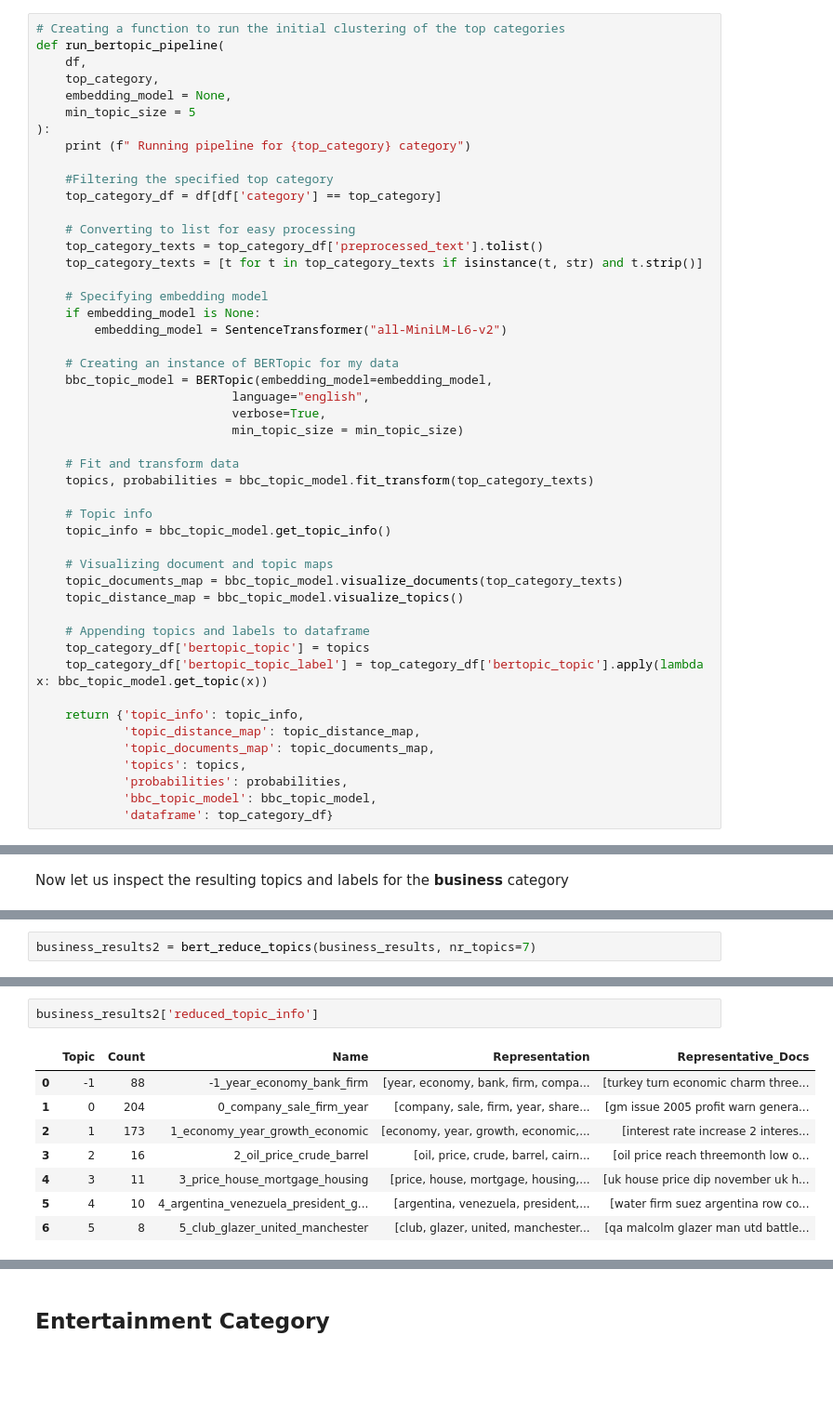
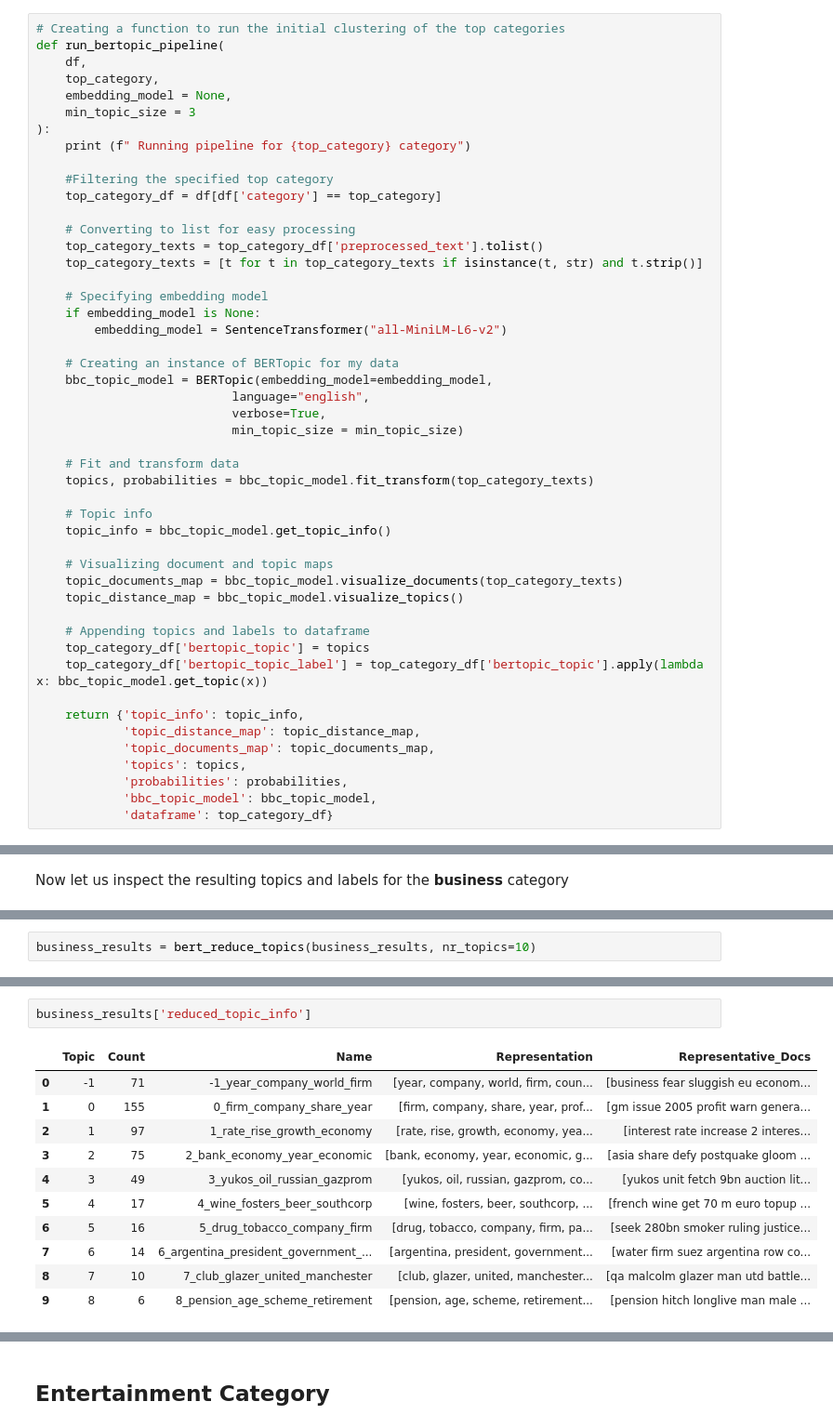
Before and after one commit to joytile/BBC-News-Topic-Modelling, a Jupyter notebook: BBC_NLP_Task.ipynb, the cells around one changed output, grey strips where cells are left out. Shown at 93% size. Cells and saved outputs as stored; diff of their text form; blank space fills up the shorter version.

```diff
--- a/BBC_NLP_Task.ipynb
+++ b/BBC_NLP_Task.ipynb
@@ -133,7 +133,7 @@ def run_bertopic_pipeline(
     df,
     top_category,
     embedding_model = None,
-    min_topic_size = 5
+    min_topic_size = 3
 ):
     print (f" Running pipeline for {top_category} category")
 
@@ -285,3 +287,3 @@ business_topic_info['Representative_Docs'][1]
 # %%
-business_results2 = bert_reduce_topics(business_results, nr_topics=7)
+business_results = bert_reduce_topics(business_results, nr_topics=10)
 # %% [output]
@@ -294,13 +296,16 @@ business_results2['dataframe'].loc[1402].text
 # %% [output]
 'US to rule on Yukos refuge call\n\nYukos has said a US bankruptcy court will decide whether to block Russia\'s impending auction of its main production arm on Thursday.\n\nThe Russian oil firm has fi ...
 # %%
-business_results2['reduced_topic_info']
+business_results['reduced_topic_info']
 # %% [output]
 |  | Topic | Count | Name | Representation | Representative_Docs |
-| 0 | -1 | 88 | -1_year_economy_bank_firm | [year, economy, bank, firm, compa... | [turkey turn economic charm three... |
-| 1 | 0 | 204 | 0_company_sale_firm_year | [company, sale, firm, year, share... | [gm issue 2005 profit warn genera... |
-| 2 | 1 | 173 | 1_economy_year_growth_economic | [economy, year, growth, economic,... | [interest rate increase 2 interes... |
-| 3 | 2 | 16 | 2_oil_price_crude_barrel | [oil, price, crude, barrel, cairn... | [oil price reach threemonth low o... |
-| 4 | 3 | 11 | 3_price_house_mortgage_housing | [price, house, mortgage, housing,... | [uk house price dip november uk h... |
-| 5 | 4 | 10 | 4_argentina_venezuela_president_g... | [argentina, venezuela, president,... | [water firm suez argentina row co... |
-| 6 | 5 | 8 | 5_club_glazer_united_manchester | [club, glazer, united, manchester... | [qa malcolm glazer man utd battle... |
+| 0 | -1 | 71 | -1_year_company_world_firm | [year, company, world, firm, coun... | [business fear sluggish eu econom... |
+| 1 | 0 | 155 | 0_firm_company_share_year | [firm, company, share, year, prof... | [gm issue 2005 profit warn genera... |
+| 2 | 1 | 97 | 1_rate_rise_growth_economy | [rate, rise, growth, economy, yea... | [interest rate increase 2 interes... |
+| 3 | 2 | 75 | 2_bank_economy_year_economic | [bank, economy, year, economic, g... | [asia share defy postquake gloom ... |
+| 4 | 3 | 49 | 3_yukos_oil_russian_gazprom | [yukos, oil, russian, gazprom, co... | [yukos unit fetch 9bn auction lit... |
+| 5 | 4 | 17 | 4_wine_fosters_beer_southcorp | [wine, fosters, beer, southcorp, ... | [french wine get 70 m euro topup ... |
+| 6 | 5 | 16 | 5_drug_tobacco_company_firm | [drug, tobacco, company, firm, pa... | [seek 280bn smoker ruling justice... |
+| 7 | 6 | 14 | 6_argentina_president_government_... | [argentina, president, government... | [water firm suez argentina row co... |
+| 8 | 7 | 10 | 7_club_glazer_united_manchester | [club, glazer, united, manchester... | [qa malcolm glazer man utd battle... |
+| 9 | 8 | 6 | 8_pension_age_scheme_retirement | [pension, age, scheme, retirement... | [pension hitch longlive man male ... |
```
Also changed, not shown: parts of 25 cells of this notebook.
